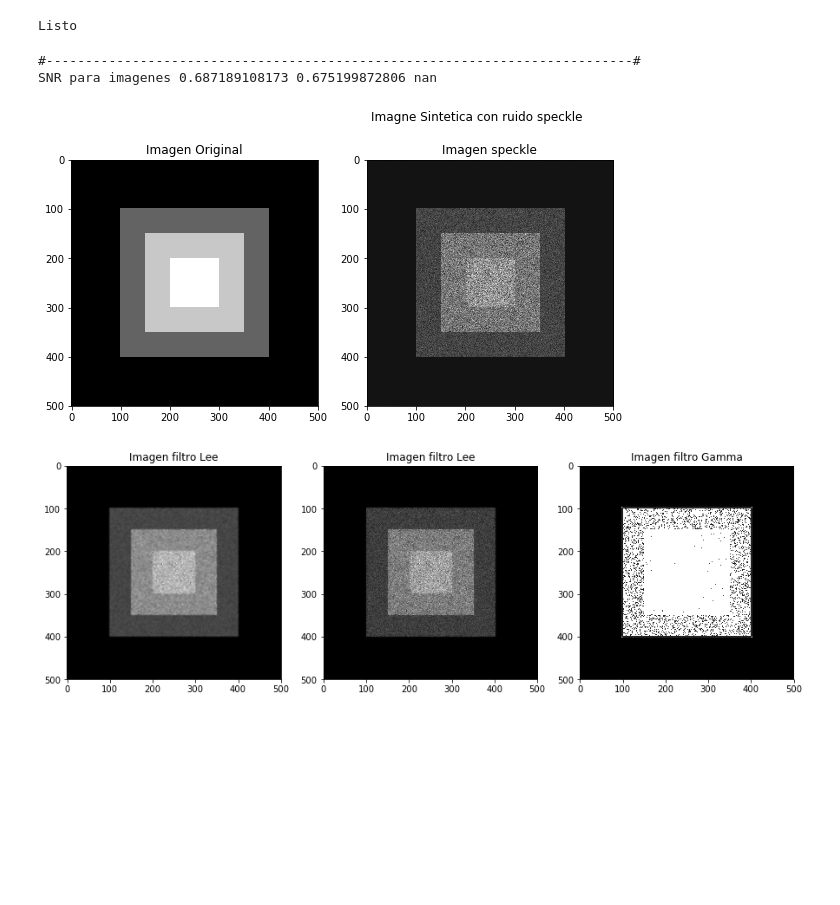
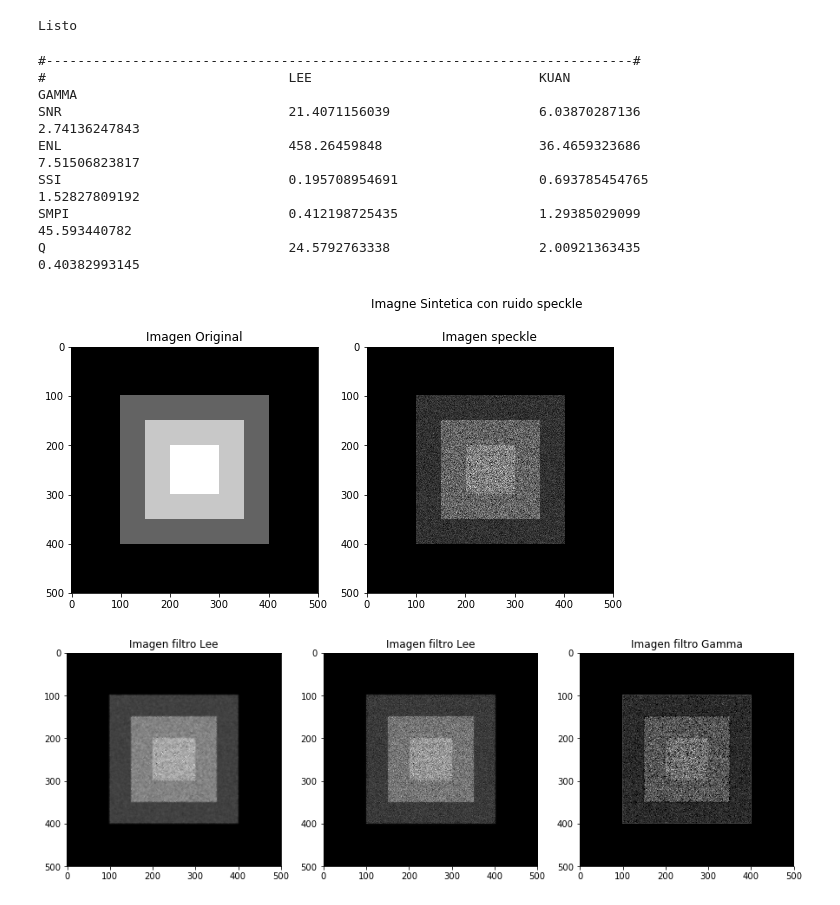
Before and after one commit to seradiazpin/MachineVisionUnal, a Jupyter notebook: Tarea4/Tarea4.ipynb, the cells around one changed output. Cells and saved outputs as stored; diff of their text form; code cells hidden in the pictures; blank space fills up the shorter version.

```diff
--- a/Tarea4/Tarea4.ipynb
+++ b/Tarea4/Tarea4.ipynb
@@ -86,7 +86,9 @@ def gamma_filter(img, size):
 
     const = (a - L - 1)
 
-    val = (img.mean()**2)*(const**2) + (4*a*L*img*img.mean())
+    val = (img_mean**2)*(const**2) + (4*a*L*img*img_mean)
+    val
+
     raiz = np.sqrt(val)
 
     img_output = (const*img_mean + raiz )/ (2*a)
@@ -144,29 +146,48 @@ Listo
 # %%
 #Imagen sintetica
 specle_img_S = speckle(check)
 
 
 plt.figure(1,figsize=(15,5))
 plt.suptitle('Imagne Sintetica con ruido speckle')
 plt.subplot(131), plt.imshow(check, cmap=plt.cm.gray), plt.title('Imagen Original')
 plt.subplot(132), plt.imshow(specle_img_S, cmap=plt.cm.gray), plt.title('Imagen speckle')
 
 lee_img_S = lee_filter(specle_img_S,5)
 kuan_img_S = kuan_filter(specle_img_S,10)
-gamma_img_S = gamma_filter(specle_img_S,5)
+gamma_img_S = np.nan_to_num(gamma_filter(specle_img_S,5))
 
 
 
 plt.figure(2,figsize=(15,5))
 plt.subplot(131), plt.imshow(lee_img_S, cmap=plt.cm.gray), plt.title('Imagen filtro Lee')
 plt.subplot(132), plt.imshow(kuan_img_S, cmap=plt.cm.gray), plt.title('Imagen filtro Lee')
 plt.subplot(133), plt.imshow(gamma_img_S, cmap=plt.cm.gray), plt.title('Imagen filtro Gamma')
 
 # Medidas de desempeno
+
+w,h = lee_img_S.shape
+winS = 10
+
+win_img_or = specle_img_S[w-winS:w+winS,h-winS:h+winS]
+
+win_lee_S = lee_img_S[w-winS:w+winS,h-winS:h+winS]
+win_kuan_S = kuan_img_S[w-winS:w+winS,h-winS:h+winS]
+win_gamma_S =gamma_img_S[w-winS:w+winS,h-winS:h+winS]
 print "#---------------------------------------------------------------------------#"
-print "SNR para imagenes", snr(lee_img_S),snr(kuan_img_S),snr(gamma_img_S)
+print "#   \t\t\t\tLEE\t\t\t\tKUAN\t\t\t\tGAMMA"
+print "SNR\t\t\t\t"+str(snr(win_lee_S))+"\t\t\t"+str(snr(win_kuan_S))+"\t\t\t"+str(snr(win_gamma_S))
+print "ENL\t\t\t\t"+str(enl(win_lee_S))+"\t\t\t"+str(enl(win_kuan_S))+"\t\t\t"+str(enl(win_gamma_S))
+print "SSI\t\t\t\t"+str(ssi(win_img_or,win_lee_S))+"\t\t\t"+str(ssi(win_img_or,win_kuan_S))+"\t\t\t"+str(ssi(win_img_or,win_gamma_S))
+print "SMPI\t\t\t\t"+str(smpi(win_img_or,win_lee_S))+"\t\t\t"+str(smpi(win_img_or,win_kuan_S))+"\t\t\t"+str(smpi(win_img_or,win_gamma_S))
+print "Q\t\t\t\t"+str(quality(win_img_or,win_lee_S))+"\t\t\t"+str(quality(win_img_or,win_kuan_S))+"\t\t\t"+str(quality(win_img_or,win_gamma_S))
 # %% [output]
 #---------------------------------------------------------------------------#
-SNR para imagenes 0.687189108173 0.675199872806 nan
+#                               LEE                             KUAN                            GAMMA
+SNR                             21.4071156039                   6.03870287136                   2.74136247843
+ENL                             458.26459848                    36.4659323686                   7.51506823817
+SSI                             0.195708954691                  0.693785454765                  1.52827809192
+SMPI                            0.412198725435                  1.29385029099                   45.593440782
+Q                               24.5792763338                   2.00921363435                   0.40382993145
 [figure]
-[figure, old version]
+[figure, new version]
```
Also changed, not shown: parts of 1 cell of this notebook.
